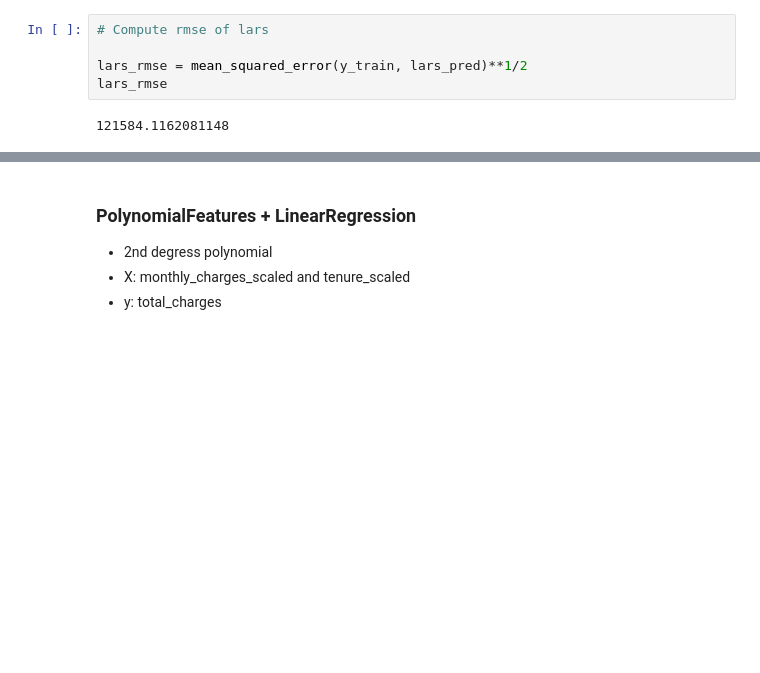
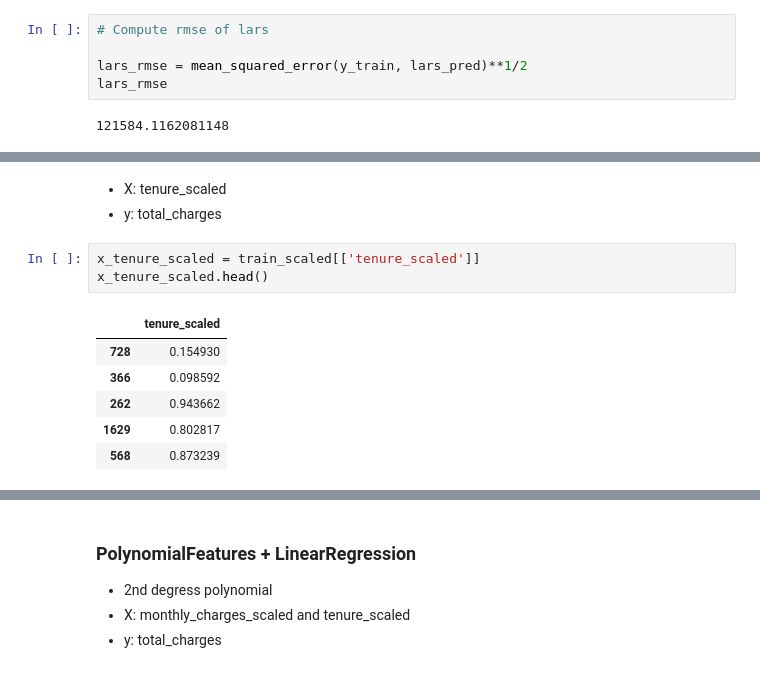
Before and after one commit to Yongliang-Shi/regression-exercises, a Jupyter notebook: model.ipynb, the cells around one changed output, grey strips where cells are left out. Cells and saved outputs as stored; diff of their text form; blank space fills up the shorter version.

```diff
--- a/model.ipynb
+++ b/model.ipynb
@@ -173,0 +206,13 @@ lars_rmse
+# %% [markdown]
+- X: tenure_scaled
+- y: total_charges
+# %%
+x_tenure_scaled = train_scaled[['tenure_scaled']]
+x_tenure_scaled.head()
+# %% [output]
+|  | tenure_scaled |
+| 728 | 0.154930 |
+| 366 | 0.098592 |
+| 262 | 0.943662 |
+| 1629 | 0.802817 |
+| 568 | 0.873239 |
```
Also changed, not shown: parts of 14 cells of this notebook.
